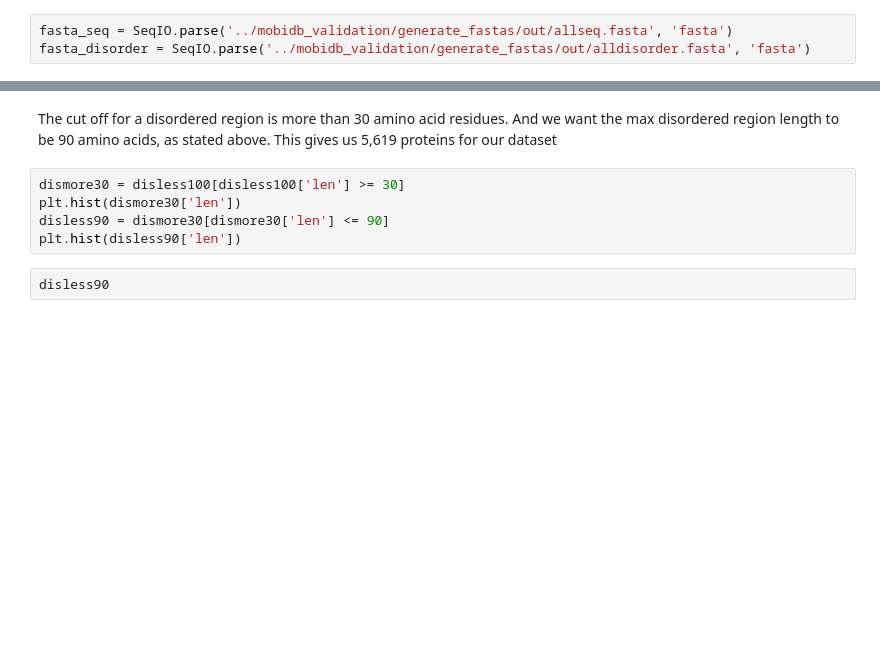
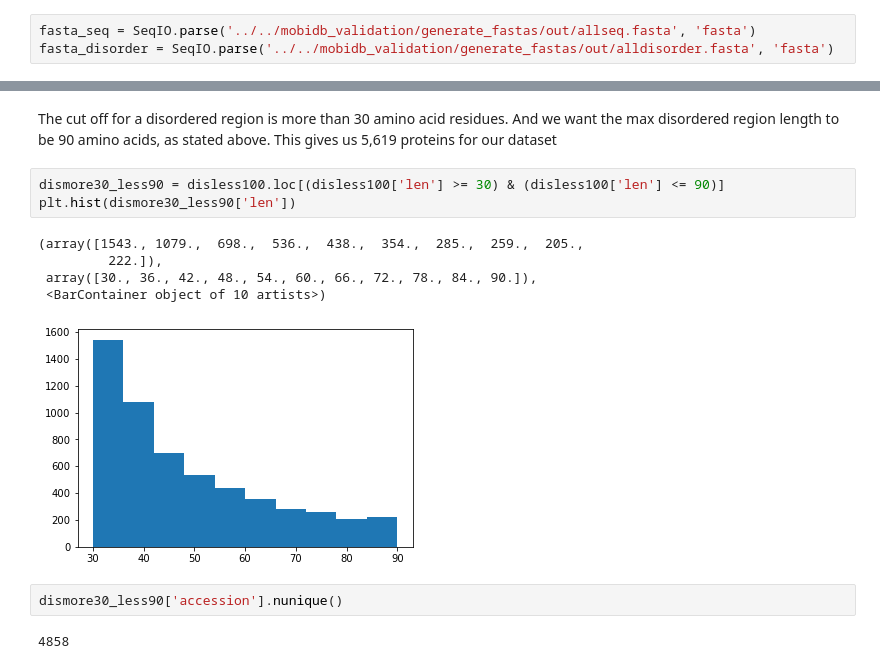
Before and after one commit to Discovery-IDRs/predIDR, a Jupyter notebook: analysis/inpainting_mobidb/jupyter_notebooks/inpainting_exploration.ipynb, the cells around one changed output, grey strips where cells are left out. Drawn from its saved outputs; the diff is of its cells as text; blank space fills up the shorter version.

```diff
--- a/analysis/inpainting_mobidb/jupyter_notebooks/inpainting_exploration.ipynb
+++ b/analysis/inpainting_mobidb/jupyter_notebooks/inpainting_exploration.ipynb
@@ -7,8 +7,8 @@ import pandas as pd
 import scipy.ndimage as ndimage
 from Bio import SeqIO
 # %%
-fasta_seq = SeqIO.parse('../mobidb_validation/generate_fastas/out/allseq.fasta', 'fasta')
-fasta_disorder = SeqIO.parse('../mobidb_validation/generate_fastas/out/alldisorder.fasta', 'fasta')
+fasta_seq = SeqIO.parse('../../mobidb_validation/generate_fastas/out/allseq.fasta', 'fasta')
+fasta_disorder = SeqIO.parse('../../mobidb_validation/generate_fastas/out/alldisorder.fasta', 'fasta')
 # %%
 def get_segments(aa_seq, label_seq, segment_type, accession, description):
     #print(label_seq)
@@ -82,9 +123,15 @@ plt.hist(disless100['len'])
 # %% [markdown]
 The cut off for a disordered region is more than 30 amino acid residues. And we want the max disordered region length to be 90 amino acids, as stated above. This gives us 5,619 proteins for our dataset
 # %%
-dismore30 = disless100[disless100['len'] >= 30]
-plt.hist(dismore30['len'])
-disless90 = dismore30[dismore30['len'] <= 90]
-plt.hist(disless90['len'])
+dismore30_less90 = disless100.loc[(disless100['len'] >= 30) & (disless100['len'] <= 90)]
+plt.hist(dismore30_less90['len'])
+# %% [output]
+(array([1543., 1079.,  698.,  536.,  438.,  354.,  285.,  259.,  205.,
+         222.]),
+ array([30., 36., 42., 48., 54., 60., 66., 72., 78., 84., 90.]),
+ <BarContainer object of 10 artists>)
+[figure, added]
-# %%
-disless90
+# %%
+dismore30_less90['accession'].nunique()
+# %% [output]
+4858
```
Also changed, not shown: parts of 4 cells of this notebook, 3 other files.
